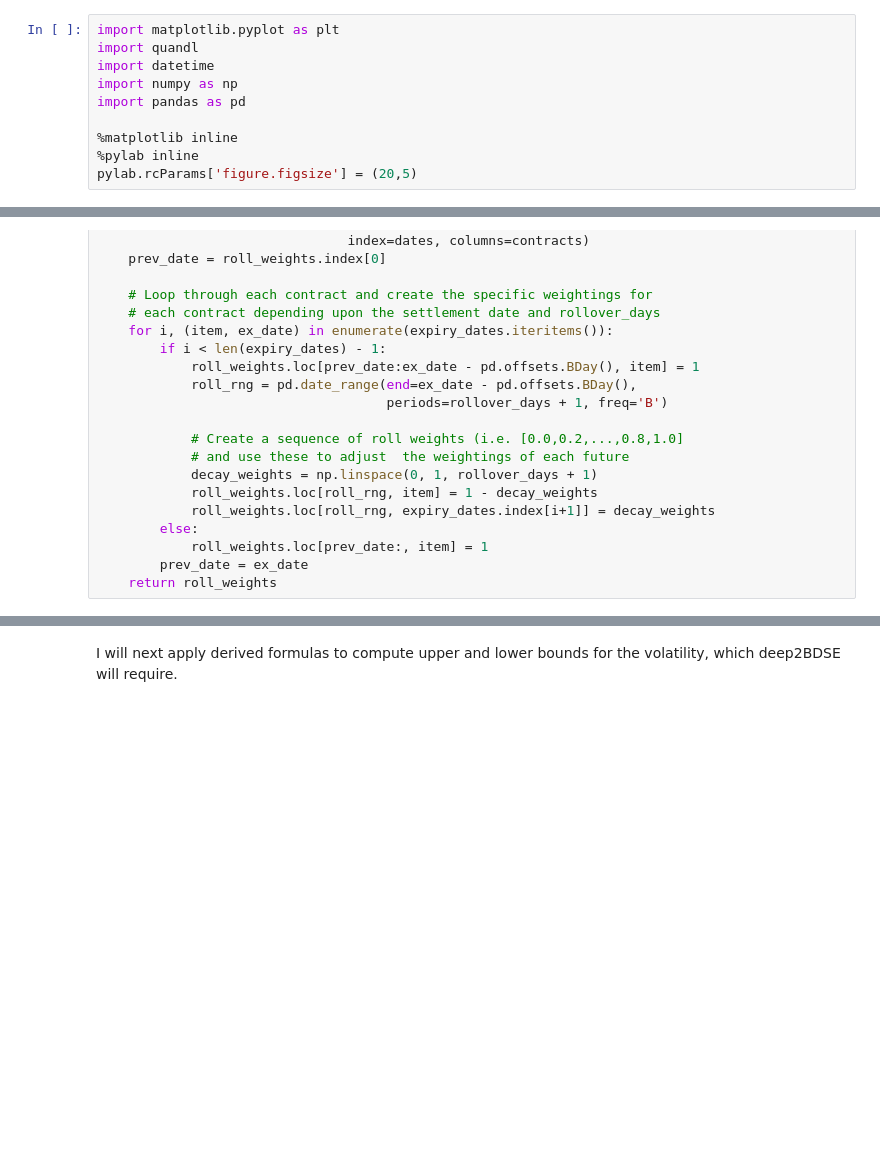
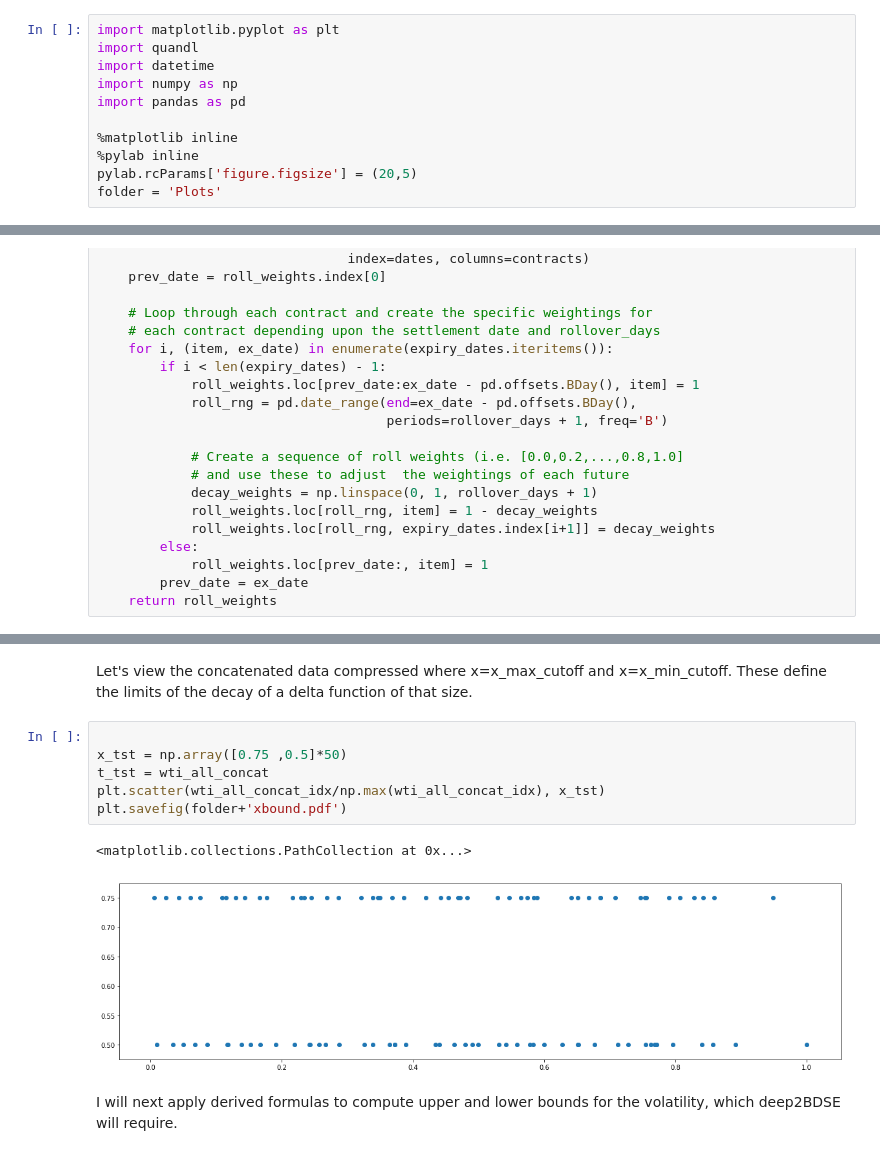
Before and after one commit to stangang/BSB_deep_learn, a Jupyter notebook: project.ipynb, the cells around one changed output, grey strips where cells are left out. Saved outputs shown, nothing was run; the diff lists cells and outputs as text; blank space fills up the shorter version.

```diff
--- a/project.ipynb
+++ b/project.ipynb
@@ -37,6 +37,7 @@ import pandas as pd
 %matplotlib inline
 %pylab inline
 pylab.rcParams['figure.figsize'] = (20,5)
+folder = 'Plots'
 # %% [output]
 Populating the interactive namespace from numpy and matplotlib
 # %%
@@ -175,5 +215,16 @@ Iteration 80 out of 100, CME/CLQ2015 - CME/CLU2015
 Iteration 90 out of 100, CME/CLM2016 - CME/CLN2016
 Iteration 100 out of 100, CME/CLJ2017 - CME/CLK2017
 Data export complete to fdata! Data shape 100 dimensions, 100 bins. Start future: CME/CLF2009 - End future: CME/CLK2017
+# %% [markdown]
+Let's view the concatenated data compressed where x=x_max_cutoff and x=x_min_cutoff. These define the limits of the decay of a delta function of that size.
+# %%
+
+x_tst = np.array([0.75 ,0.5]*50)
+t_tst = wti_all_concat
+plt.scatter(wti_all_concat_idx/np.max(wti_all_concat_idx), x_tst)
+plt.savefig(folder+'xbound.pdf')
+# %% [output]
+<matplotlib.collections.PathCollection at 0x...>
+[figure, added]
 # %% [markdown]
 I will next apply derived formulas to compute upper and lower bounds for the volatility, which deep2BDSE will require.
```
Also changed, not shown: parts of 7 cells of this notebook, 8 other files.
